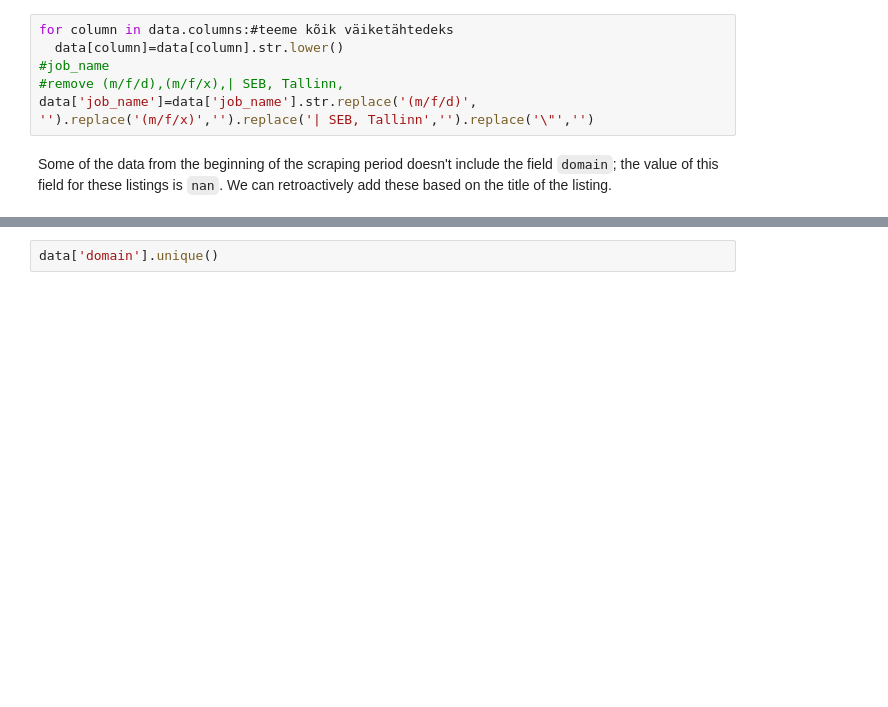
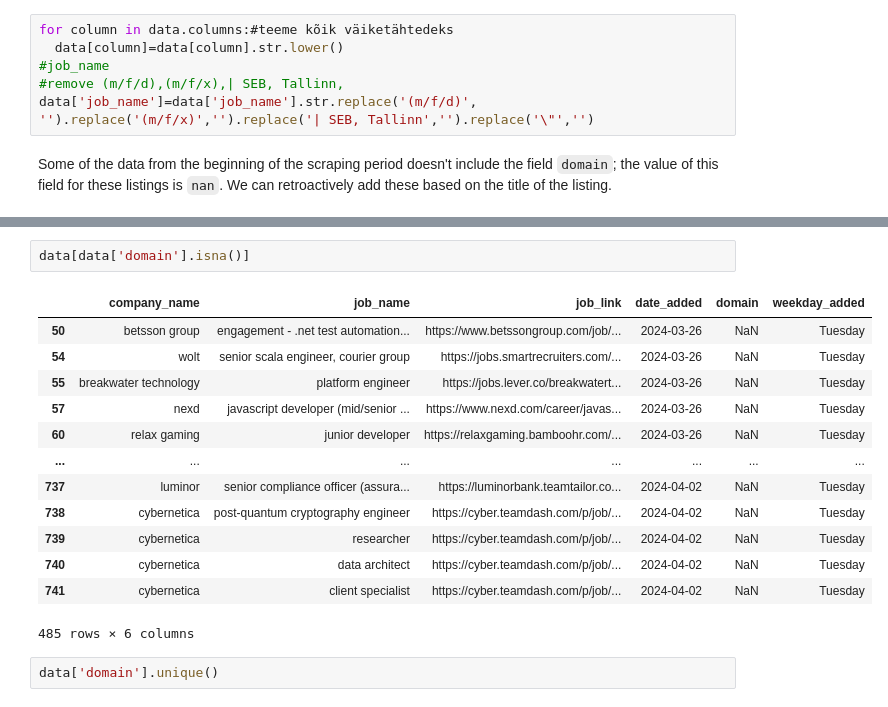
Before and after one commit to m2ger2020/listings, a Jupyter notebook: projekt.ipynb, the cells around one changed output, grey strips where cells are left out. Saved outputs shown, nothing was run; the diff lists cells and outputs as text; blank space fills up the shorter version.

```diff
--- a/projekt.ipynb
+++ b/projekt.ipynb
@@ -23,5 +23,21 @@ data[data['domain'].isnan()].shape
 # %% [output]
 AttributeError: 'Series' object has no attribute 'isnan'
+# %%
+data[data['domain'].isna()]
+# %% [output]
+|  | company_name | job_name | job_link | date_added | domain | weekday_added |
+| 50 | betsson group | engagement - .net test automation... | https://www.betssongroup.com/job/... | 2024-03-26 | NaN | Tuesday |
+| 54 | wolt | senior scala engineer, courier group | https://jobs.smartrecruiters.com/... | 2024-03-26 | NaN | Tuesday |
+| 55 | breakwater technology | platform engineer | https://jobs.lever.co/breakwatert... | 2024-03-26 | NaN | Tuesday |
+| 57 | nexd | javascript developer (mid/senior ... | https://www.nexd.com/career/javas... | 2024-03-26 | NaN | Tuesday |
+| 60 | relax gaming | junior developer | https://relaxgaming.bamboohr.com/... | 2024-03-26 | NaN | Tuesday |
+| ... | ... | ... | ... | ... | ... | ... |
+| 737 | luminor | senior compliance officer (assura... | https://luminorbank.teamtailor.co... | 2024-04-02 | NaN | Tuesday |
+| 738 | cybernetica | post-quantum cryptography engineer | https://cyber.teamdash.com/p/job/... | 2024-04-02 | NaN | Tuesday |
+| 739 | cybernetica | researcher | https://cyber.teamdash.com/p/job/... | 2024-04-02 | NaN | Tuesday |
+| 740 | cybernetica | data architect | https://cyber.teamdash.com/p/job/... | 2024-04-02 | NaN | Tuesday |
+| 741 | cybernetica | client specialist | https://cyber.teamdash.com/p/job/... | 2024-04-02 | NaN | Tuesday |
+485 rows × 6 columns
 # %%
 data['domain'].unique()
 # %% [output]
```
Also changed, not shown: parts of 2 cells of this notebook.
